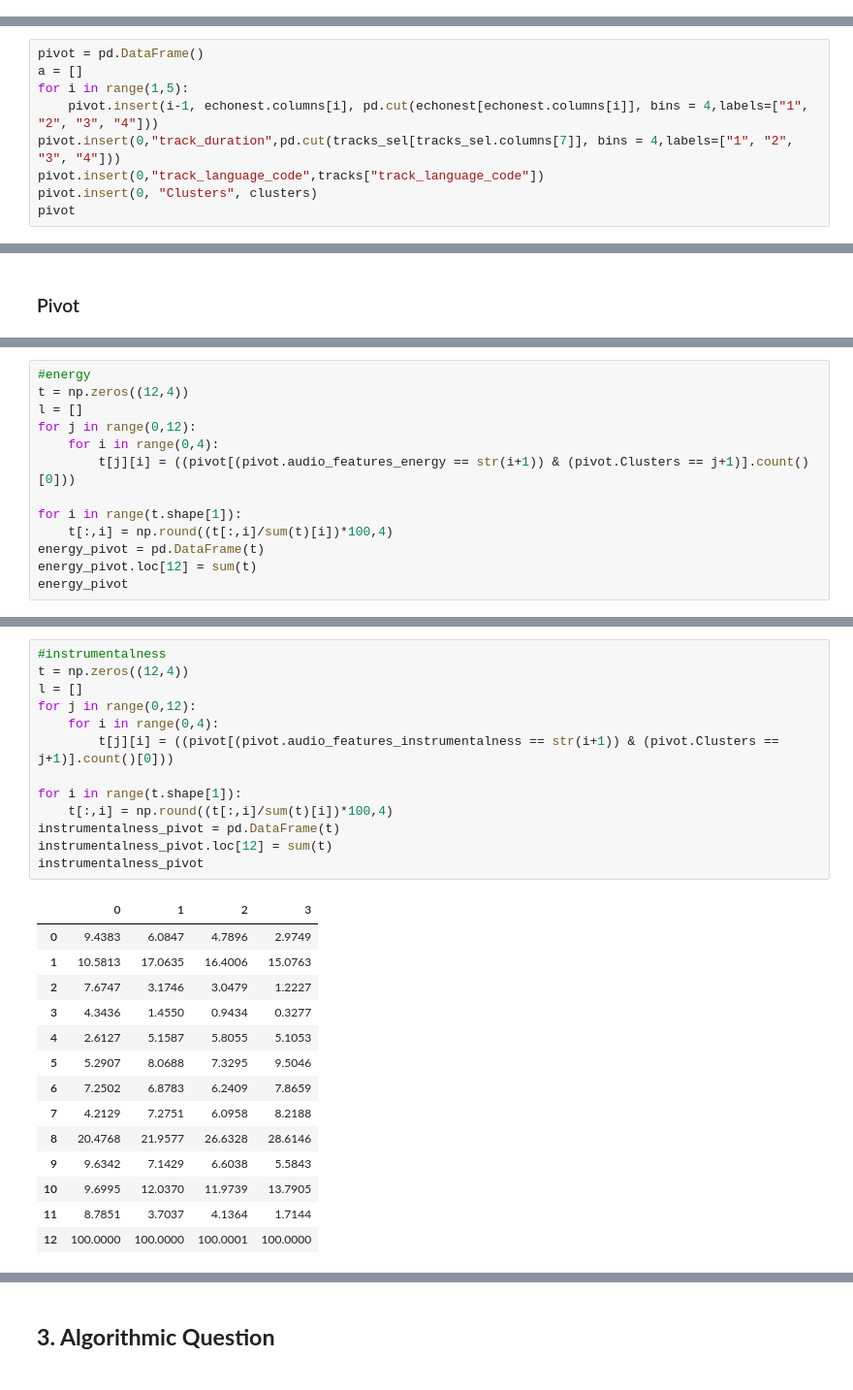
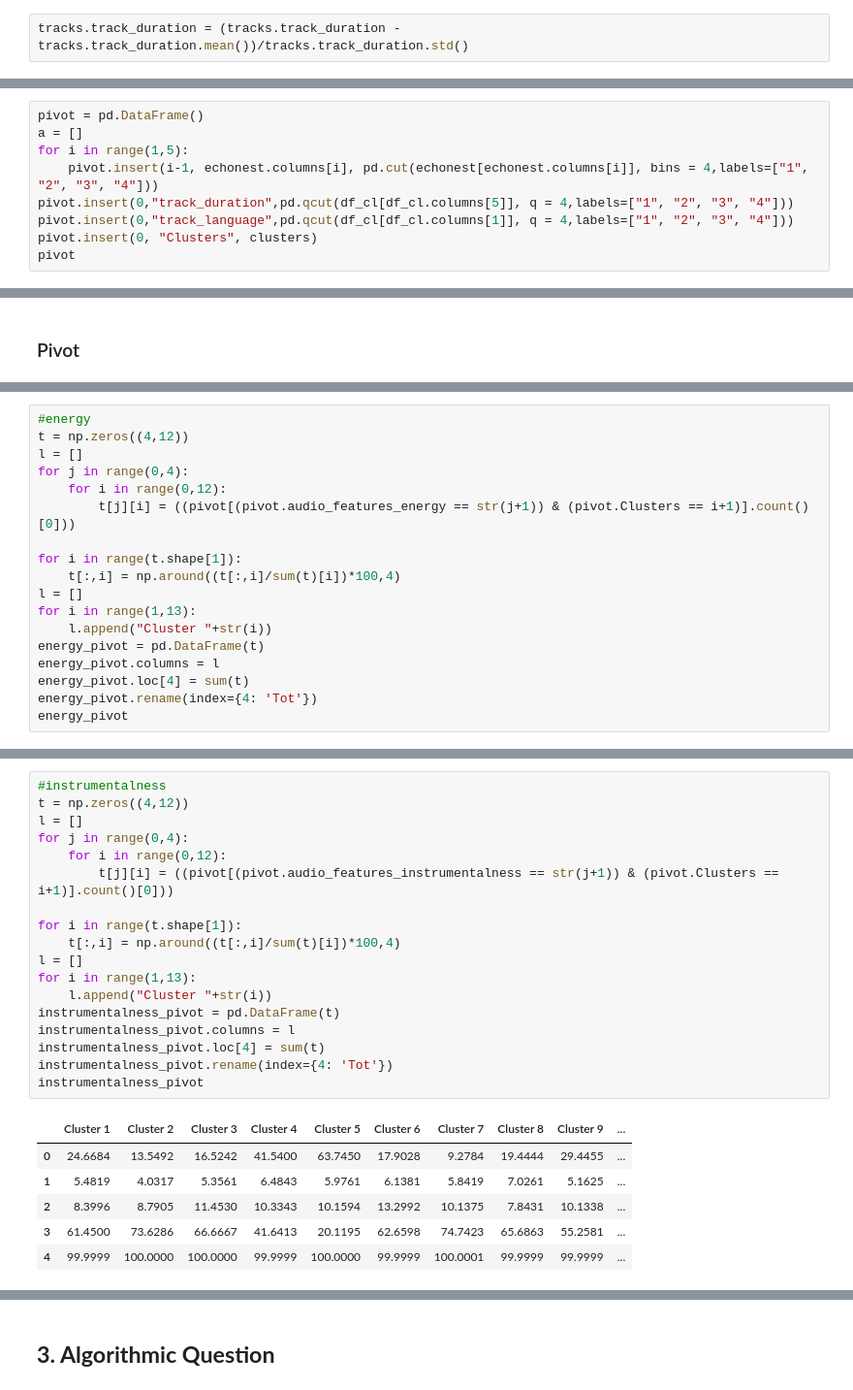
Before and after one commit to michele1783/ADM-HW4, a Jupyter notebook: Homeworkpca.ipynb, the cells around one changed output, grey strips where cells are left out. Shown: that part at 97% size. Cells and saved outputs as stored; diff of their text form.

```diff
--- a/Homeworkpca.ipynb
+++ b/Homeworkpca.ipynb
@@ -435,6 +435,8 @@ Index(['track_id', 'album_comments', 'album_date_created',
        'track_lyricist', 'track_number', 'track_publisher', 'track_tags',
        'track_title'],
       dtype='object')
+# %%
+tracks.track_duration = (tracks.track_duration - tracks.track_duration.mean())/tracks.track_duration.std()
 # %% [markdown]
 Some informations in *tracks* are really useful to identify the single track. So we decided to select some of these columns and keep them in our dataset.
 The columns we select are: *album_id*, *album_title*, *artist_id*, *artist_name*, *track_title*, *track_bit_rate*, *track_duration*, *track_language_code*, *track_genre_top*
@@ -724,8 +756,8 @@ pivot = pd.DataFrame()
 a = []
 for i in range(1,5):
     pivot.insert(i-1, echonest.columns[i], pd.cut(echonest[echonest.columns[i]], bins = 4,labels=["1", "2", "3", "4"]))
-pivot.insert(0,"track_duration",pd.cut(tracks_sel[tracks_sel.columns[7]], bins = 4,labels=["1", "2", "3", "4"]))
-pivot.insert(0,"track_language_code",tracks["track_language_code"])
+pivot.insert(0,"track_duration",pd.qcut(df_cl[df_cl.columns[5]], q = 4,labels=["1", "2", "3", "4"]))
+pivot.insert(0,"track_language",pd.qcut(df_cl[df_cl.columns[1]], q = 4,labels=["1", "2", "3", "4"]))
 pivot.insert(0, "Clusters", clusters)
 pivot
 # %% [output]
@@ -835,14 +861,19 @@ danceability_pivot
 # %%
 #energy
-t = np.zeros((12,4))
+t = np.zeros((4,12))
 l = []
-for j in range(0,12):
-    for i in range(0,4):
-        t[j][i] = ((pivot[(pivot.audio_features_energy == str(i+1)) & (pivot.Clusters == j+1)].count()[0]))
+for j in range(0,4):
+    for i in range(0,12):
+        t[j][i] = ((pivot[(pivot.audio_features_energy == str(j+1)) & (pivot.Clusters == i+1)].count()[0]))
 
 for i in range(t.shape[1]):
-    t[:,i] = np.round((t[:,i]/sum(t)[i])*100,4)
+    t[:,i] = np.around((t[:,i]/sum(t)[i])*100,4)
+l = []
+for i in range(1,13):
+    l.append("Cluster "+str(i))
 energy_pivot = pd.DataFrame(t)
-energy_pivot.loc[12] = sum(t)
+energy_pivot.columns = l
+energy_pivot.loc[4] = sum(t)
+energy_pivot.rename(index={4: 'Tot'})
 energy_pivot
 # %% [output]
@@ -863,28 +886,25 @@ energy_pivot
 # %%
 #instrumentalness
-t = np.zeros((12,4))
+t = np.zeros((4,12))
 l = []
-for j in range(0,12):
-    for i in range(0,4):
-        t[j][i] = ((pivot[(pivot.audio_features_instrumentalness == str(i+1)) & (pivot.Clusters == j+1)].count()[0]))
+for j in range(0,4):
+    for i in range(0,12):
+        t[j][i] = ((pivot[(pivot.audio_features_instrumentalness == str(j+1)) & (pivot.Clusters == i+1)].count()[0]))
 
 for i in range(t.shape[1]):
-    t[:,i] = np.round((t[:,i]/sum(t)[i])*100,4)
+    t[:,i] = np.around((t[:,i]/sum(t)[i])*100,4)
+l = []
+for i in range(1,13):
+    l.append("Cluster "+str(i))
 instrumentalness_pivot = pd.DataFrame(t)
-instrumentalness_pivot.loc[12] = sum(t)
+instrumentalness_pivot.columns = l
+instrumentalness_pivot.loc[4] = sum(t)
+instrumentalness_pivot.rename(index={4: 'Tot'})
 instrumentalness_pivot
 # %% [output]
-|  | 0 | 1 | 2 | 3 |
-| 0 | 9.4383 | 6.0847 | 4.7896 | 2.9749 |
-| 1 | 10.5813 | 17.0635 | 16.4006 | 15.0763 |
-| 2 | 7.6747 | 3.1746 | 3.0479 | 1.2227 |
-| 3 | 4.3436 | 1.4550 | 0.9434 | 0.3277 |
-| 4 | 2.6127 | 5.1587 | 5.8055 | 5.1053 |
-| 5 | 5.2907 | 8.0688 | 7.3295 | 9.5046 |
-| 6 | 7.2502 | 6.8783 | 6.2409 | 7.8659 |
-| 7 | 4.2129 | 7.2751 | 6.0958 | 8.2188 |
-| 8 | 20.4768 | 21.9577 | 26.6328 | 28.6146 |
-| 9 | 9.6342 | 7.1429 | 6.6038 | 5.5843 |
-| 10 | 9.6995 | 12.0370 | 11.9739 | 13.7905 |
-| 11 | 8.7851 | 3.7037 | 4.1364 | 1.7144 |
-| 12 | 100.0000 | 100.0000 | 100.0001 | 100.0000 |
+|  | Cluster 1 | Cluster 2 | Cluster 3 | Cluster 4 | Cluster 5 | Cluster 6 | Cluster 7 | Cluster 8 | Cluster 9 | ... |
+| 0 | 24.6684 | 13.5492 | 16.5242 | 41.5400 | 63.7450 | 17.9028 | 9.2784 | 19.4444 | 29.4455 | ... |
+| 1 | 5.4819 | 4.0317 | 5.3561 | 6.4843 | 5.9761 | 6.1381 | 5.8419 | 7.0261 | 5.1625 | ... |
+| 2 | 8.3996 | 8.7905 | 11.4530 | 10.3343 | 10.1594 | 13.2992 | 10.1375 | 7.8431 | 10.1338 | ... |
+| 3 | 61.4500 | 73.6286 | 66.6667 | 41.6413 | 20.1195 | 62.6598 | 74.7423 | 65.6863 | 55.2581 | ... |
+| 4 | 99.9999 | 100.0000 | 100.0000 | 99.9999 | 100.0000 | 99.9999 | 100.0001 | 99.9999 | 99.9999 | ... |
```
Also changed, not shown: parts of 17 cells of this notebook.
